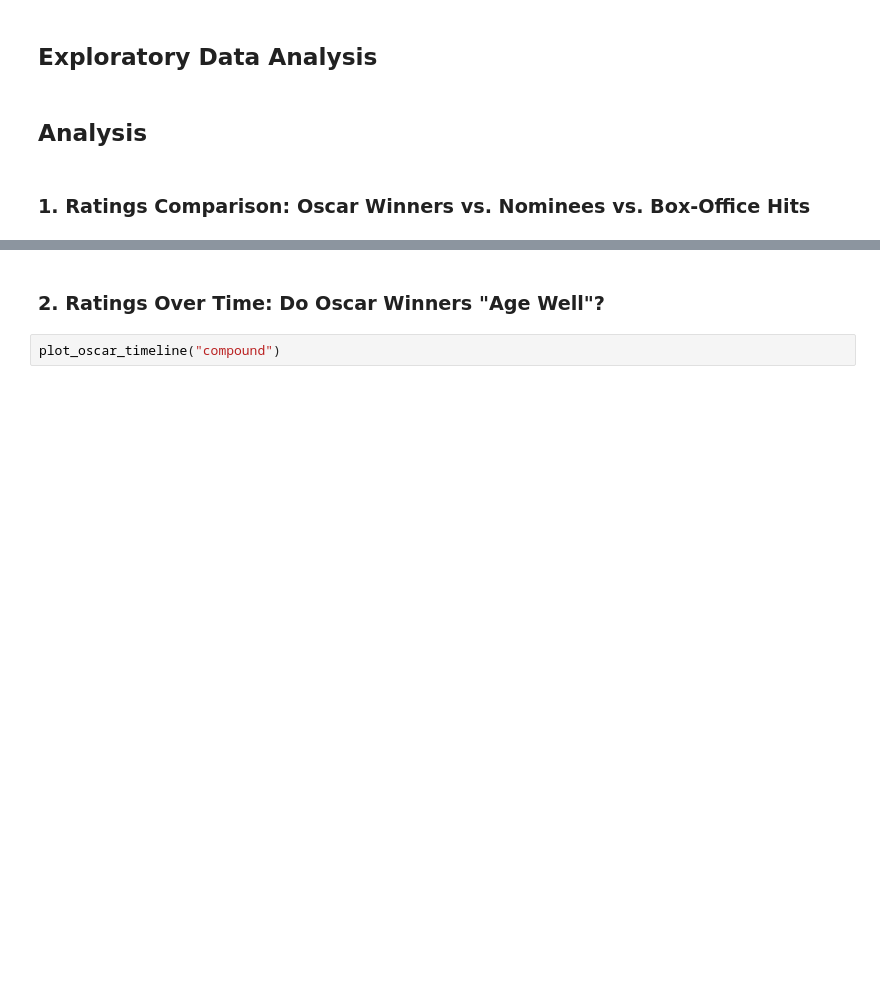
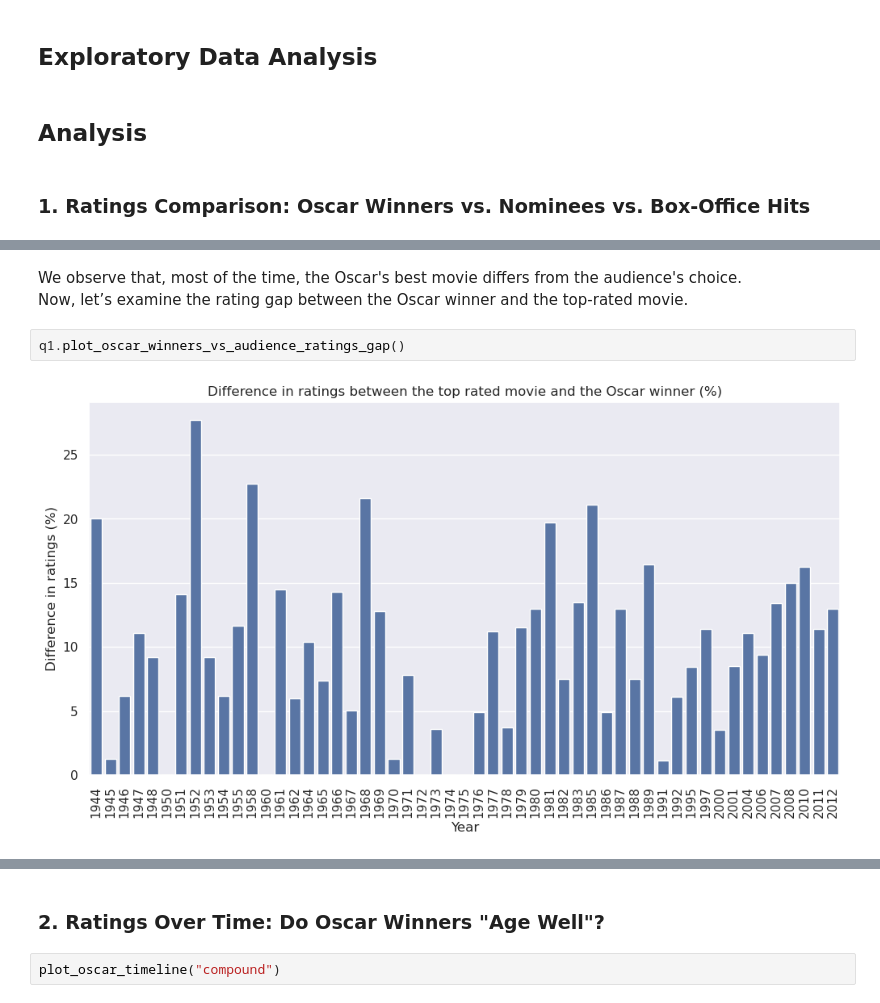
Before and after one commit to epfl-ada/ada-2024-project-badaboum, a Jupyter notebook: results.ipynb, the cells around one changed output, grey strips where cells are left out. Saved outputs shown, nothing was run; the diff lists cells and outputs as text; blank space fills up the shorter version.

```diff
--- a/results.ipynb
+++ b/results.ipynb
@@ -16,0 +45,7 @@ from src.models.question5 import plot_oscar_bump
+# %% [markdown]
+We observe that, most of the time, the Oscar's best movie differs from the audience's choice.
+Now, let’s examine the rating gap between the Oscar winner and the top-rated movie.
+# %%
+q1.plot_oscar_winners_vs_audience_ratings_gap()
+# %% [output]
+[figure, added]
```
Also changed, not shown: parts of 19 cells of this notebook.
